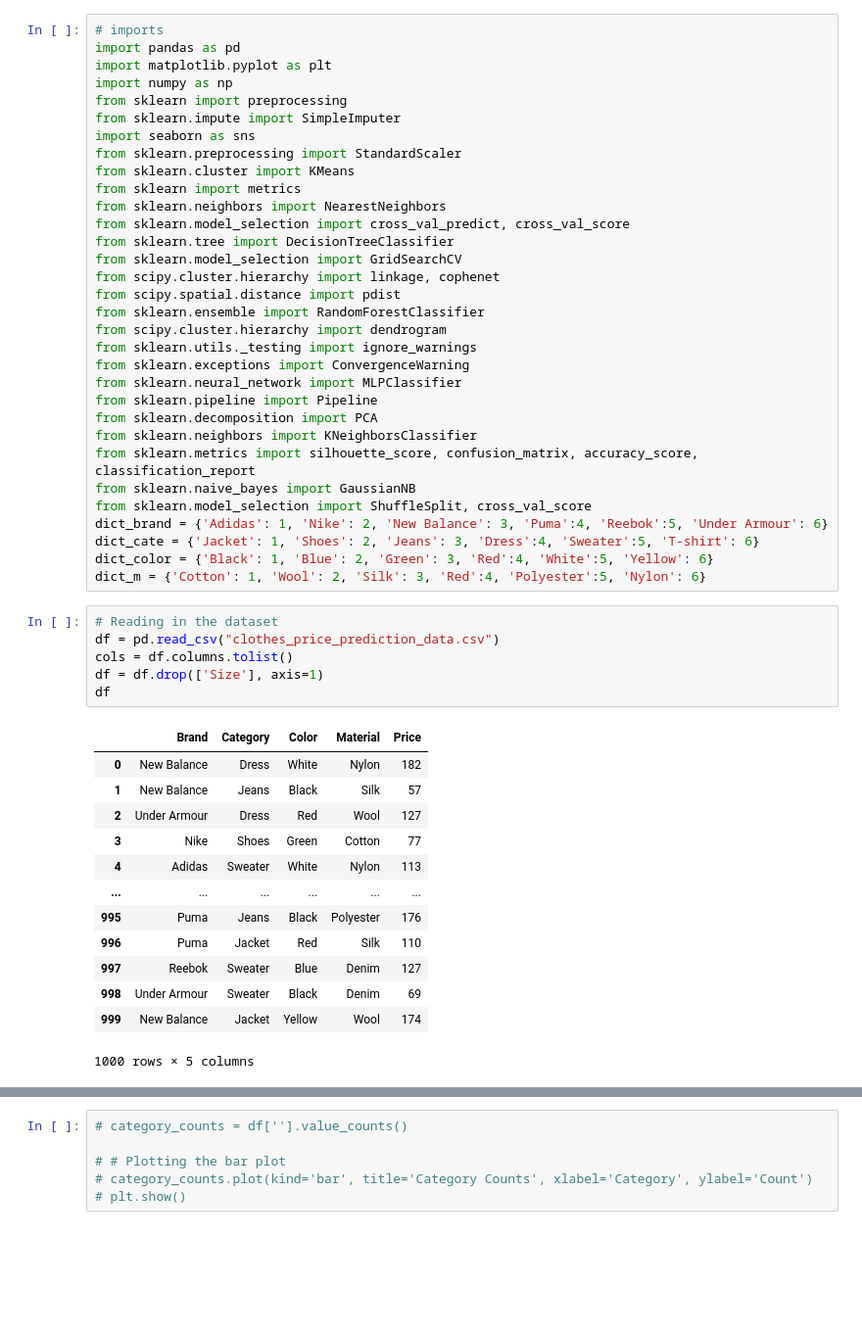
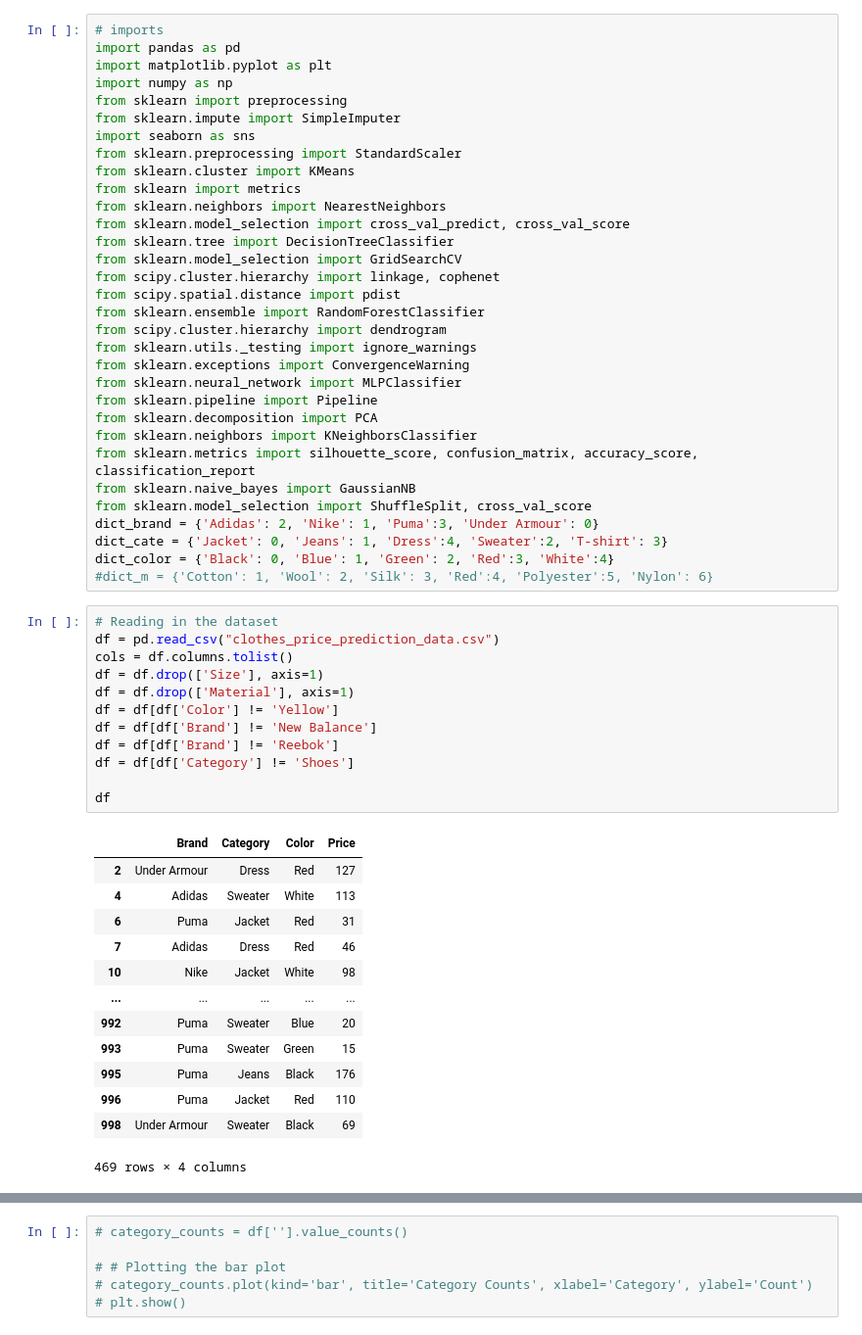
Before and after one commit to shadope/WICHacks24, a Jupyter notebook: ML/price_prediction.ipynb, the cells around one changed output, grey strips where cells are left out. Shown: that part at 98% size. Saved outputs shown, nothing was run; the diff lists cells and outputs as text; blank space fills up the shorter version.

```diff
--- a/ML/price_prediction.ipynb
+++ b/ML/price_prediction.ipynb
@@ -26,30 +26,36 @@ from sklearn.neighbors import KNeighborsClassifier
 from sklearn.metrics import silhouette_score, confusion_matrix, accuracy_score, classification_report
 from sklearn.naive_bayes import GaussianNB
 from sklearn.model_selection import ShuffleSplit, cross_val_score
-dict_brand = {'Adidas': 1, 'Nike': 2, 'New Balance': 3, 'Puma':4, 'Reebok':5, 'Under Armour': 6}
-dict_cate = {'Jacket': 1, 'Shoes': 2, 'Jeans': 3, 'Dress':4, 'Sweater':5, 'T-shirt': 6}
-dict_color = {'Black': 1, 'Blue': 2, 'Green': 3, 'Red':4, 'White':5, 'Yellow': 6}
-dict_m = {'Cotton': 1, 'Wool': 2, 'Silk': 3, 'Red':4, 'Polyester':5, 'Nylon': 6}
+dict_brand = {'Adidas': 2, 'Nike': 1, 'Puma':3, 'Under Armour': 0}
+dict_cate = {'Jacket': 0, 'Jeans': 1, 'Dress':4, 'Sweater':2, 'T-shirt': 3}
+dict_color = {'Black': 0, 'Blue': 1, 'Green': 2, 'Red':3, 'White':4}
+#dict_m = {'Cotton': 1, 'Wool': 2, 'Silk': 3, 'Red':4, 'Polyester':5, 'Nylon': 6}
 # %%
 # Reading in the dataset
 df = pd.read_csv("clothes_price_prediction_data.csv")
 cols = df.columns.tolist()
 df = df.drop(['Size'], axis=1)
+df = df.drop(['Material'], axis=1)
+df = df[df['Color'] != 'Yellow']
+df = df[df['Brand'] != 'New Balance']
+df = df[df['Brand'] != 'Reebok']
+df = df[df['Category'] != 'Shoes']
+
 df
 # %% [output]
-|  | Brand | Category | Color | Material | Price |
-| 0 | New Balance | Dress | White | Nylon | 182 |
-| 1 | New Balance | Jeans | Black | Silk | 57 |
-| 2 | Under Armour | Dress | Red | Wool | 127 |
-| 3 | Nike | Shoes | Green | Cotton | 77 |
-| 4 | Adidas | Sweater | White | Nylon | 113 |
-| ... | ... | ... | ... | ... | ... |
-| 995 | Puma | Jeans | Black | Polyester | 176 |
-| 996 | Puma | Jacket | Red | Silk | 110 |
-| 997 | Reebok | Sweater | Blue | Denim | 127 |
-| 998 | Under Armour | Sweater | Black | Denim | 69 |
-| 999 | New Balance | Jacket | Yellow | Wool | 174 |
+|  | Brand | Category | Color | Price |
+| 2 | Under Armour | Dress | Red | 127 |
+| 4 | Adidas | Sweater | White | 113 |
+| 6 | Puma | Jacket | Red | 31 |
+| 7 | Adidas | Dress | Red | 46 |
+| 10 | Nike | Jacket | White | 98 |
+| ... | ... | ... | ... | ... |
+| 992 | Puma | Sweater | Blue | 20 |
+| 993 | Puma | Sweater | Green | 15 |
+| 995 | Puma | Jeans | Black | 176 |
+| 996 | Puma | Jacket | Red | 110 |
+| 998 | Under Armour | Sweater | Black | 69 |
-1000 rows × 5 columns
+469 rows × 4 columns
 # %%
 print(df.isna().sum())
 # %% [output]
```
Also changed, not shown: parts of 7 cells of this notebook, 7 other files.
